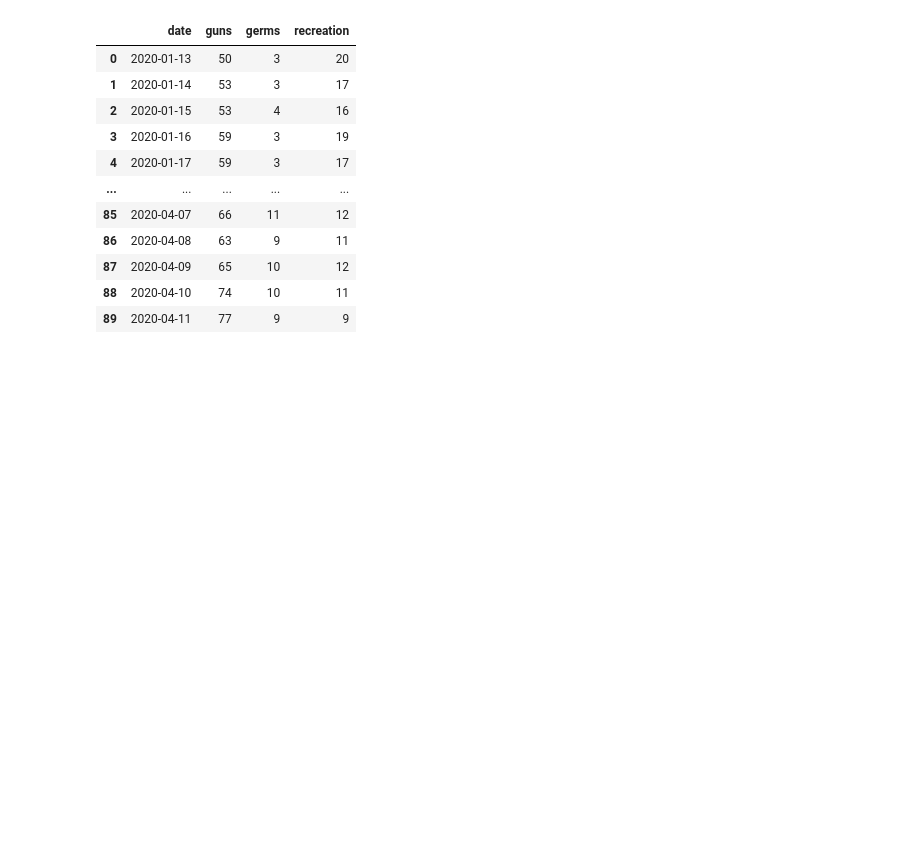
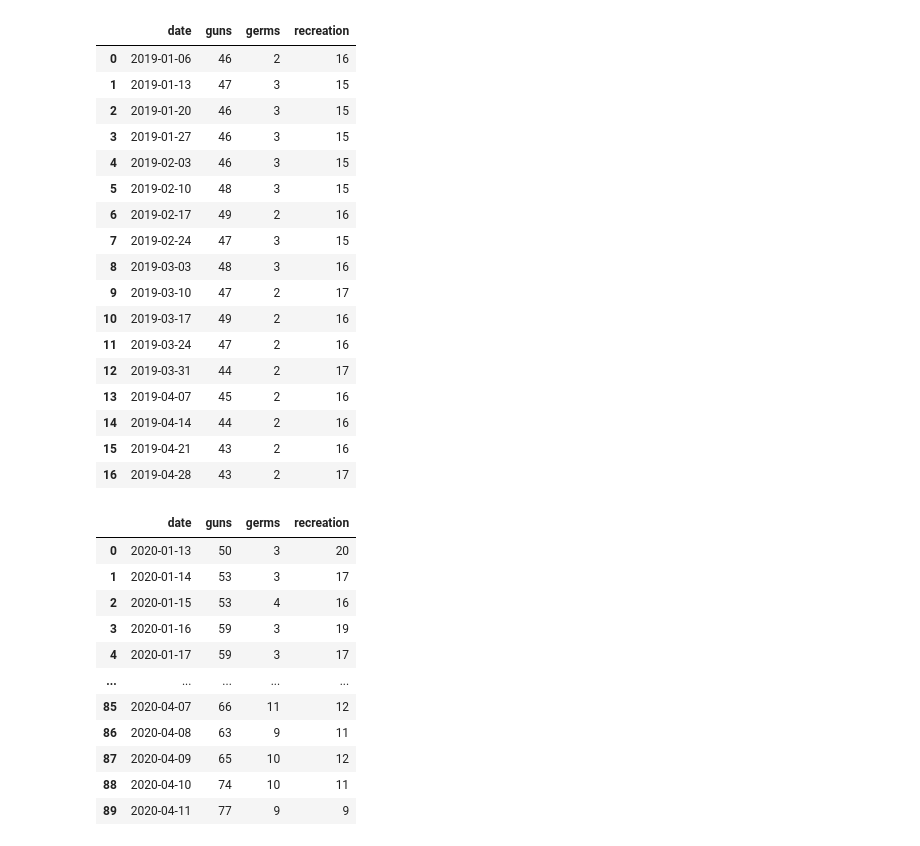
Before and after one commit to dicksonryana/project2, a Jupyter notebook: Database_stuff/cleanGoogCsvsNotebook.ipynb, the cells around one changed output. Saved outputs shown, nothing was run; the diff lists cells and outputs as text; code cells hidden in the pictures; blank space fills up the shorter version.

```diff
--- a/Database_stuff/cleanGoogCsvsNotebook.ipynb
+++ b/Database_stuff/cleanGoogCsvsNotebook.ipynb
@@ -29,6 +130,26 @@ rec2020.to_csv('rec2020Clean.csv', index=False)
 # %%
 topic2019 = pd.read_csv('../goog_csvs/2019_topic.csv')
 topic2019 = topic2019[['date', 'guns', 'germs', 'recreation']]
 topic2019.to_csv('topic2019Clean.csv', index=False)
+topic2019
+# %% [output]
+|  | date | guns | germs | recreation |
+| 0 | 2019-01-06 | 46 | 2 | 16 |
+| 1 | 2019-01-13 | 47 | 3 | 15 |
+| 2 | 2019-01-20 | 46 | 3 | 15 |
+| 3 | 2019-01-27 | 46 | 3 | 15 |
+| 4 | 2019-02-03 | 46 | 3 | 15 |
+| 5 | 2019-02-10 | 48 | 3 | 15 |
+| 6 | 2019-02-17 | 49 | 2 | 16 |
+| 7 | 2019-02-24 | 47 | 3 | 15 |
+| 8 | 2019-03-03 | 48 | 3 | 16 |
+| 9 | 2019-03-10 | 47 | 2 | 17 |
+| 10 | 2019-03-17 | 49 | 2 | 16 |
+| 11 | 2019-03-24 | 47 | 2 | 16 |
+| 12 | 2019-03-31 | 44 | 2 | 17 |
+| 13 | 2019-04-07 | 45 | 2 | 16 |
+| 14 | 2019-04-14 | 44 | 2 | 16 |
+| 15 | 2019-04-21 | 43 | 2 | 16 |
+| 16 | 2019-04-28 | 43 | 2 | 17 |
 # %%
 topic2020 = pd.read_csv('../goog_csvs/topics_2020.csv')
```
Also changed, not shown: parts of 7 cells of this notebook, 7 other files.
